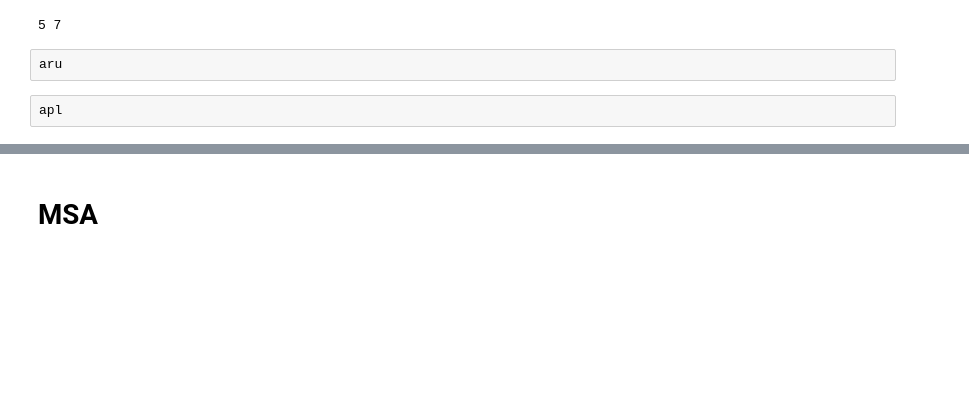
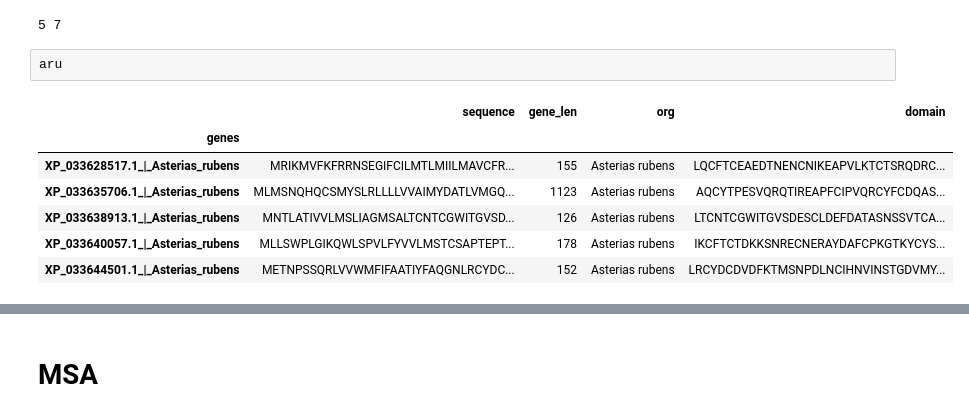
Before and after one commit to alex123012/Filogenetics, a Jupyter notebook: Analysis.ipynb, the cells around one changed output, grey strips where cells are left out. Drawn from its saved outputs; the diff is of its cells as text; blank space fills up the shorter version.

```diff
--- a/Analysis.ipynb
+++ b/Analysis.ipynb
@@ -89,7 +89,13 @@ apl = read_blast('aplanci_seq.csv', 'Acanthaster planci')
 print(aru.shape[0], apl.shape[0])
 # %% [output]
 5 7
-# %% [raw]
-aru
-# %% [raw]
-apl
+# %%
+aru
+# %% [output]
+|  | sequence | gene_len | org | domain |
+| genes |  |  |  |  |
+| XP_033628517.1_|_Asterias_rubens | MRIKMVFKFRRNSEGIFCILMTLMIILMAVCFR... | 155 | Asterias rubens | LQCFTCEAEDTNENCNIKEAPVLKTCTSRQDRC... |
+| XP_033635706.1_|_Asterias_rubens | MLMSNQHQCSMYSLRLLLLVVAIMYDATLVMGQ... | 1123 | Asterias rubens | AQCYTPESVQRQTIREAPFCIPVQRCYFCDQAS... |
+| XP_033638913.1_|_Asterias_rubens | MNTLATIVVLMSLIAGMSALTCNTCGWITGVSD... | 126 | Asterias rubens | LTCNTCGWITGVSDESCLDEFDATASNSSVTCA... |
+| XP_033640057.1_|_Asterias_rubens | MLLSWPLGIKQWLSPVLFYVVLMSTCSAPTEPT... | 178 | Asterias rubens | IKCFTCTDKKSNRECNERAYDAFCPKGTKYCYS... |
+| XP_033644501.1_|_Asterias_rubens | METNPSSQRLVVWMFIFAATIYFAQGNLRCYDC... | 152 | Asterias rubens | LRCYDCDVDFKTMSNPDLNCIHNVINSTGDVMY... |
```
Also changed, not shown: parts of 17 cells of this notebook, 5 other files.
